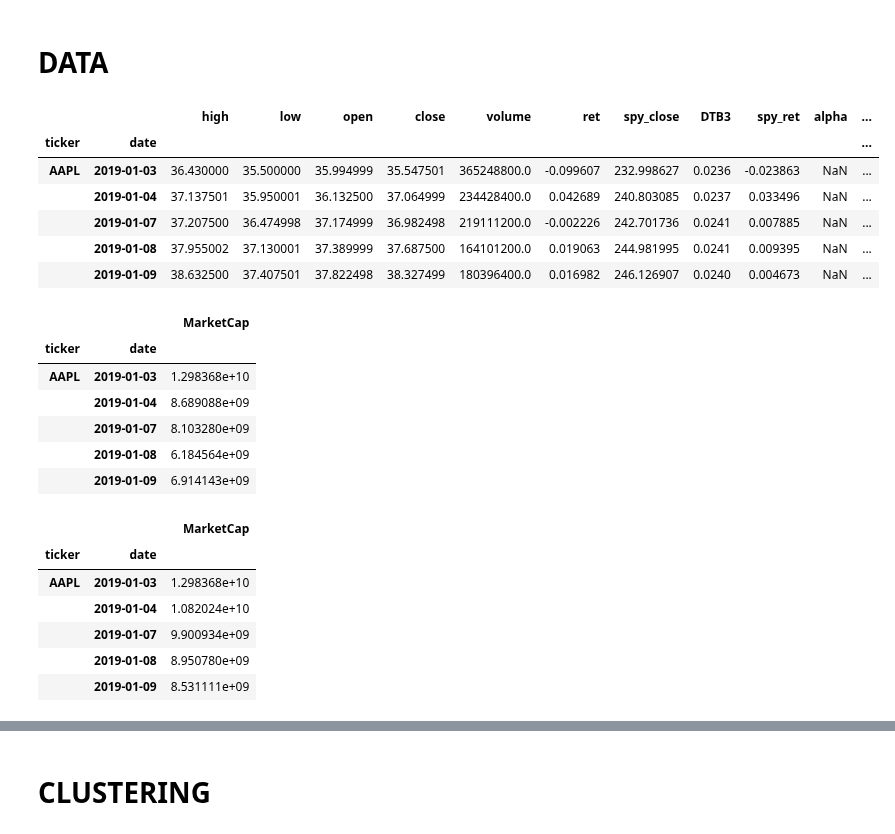
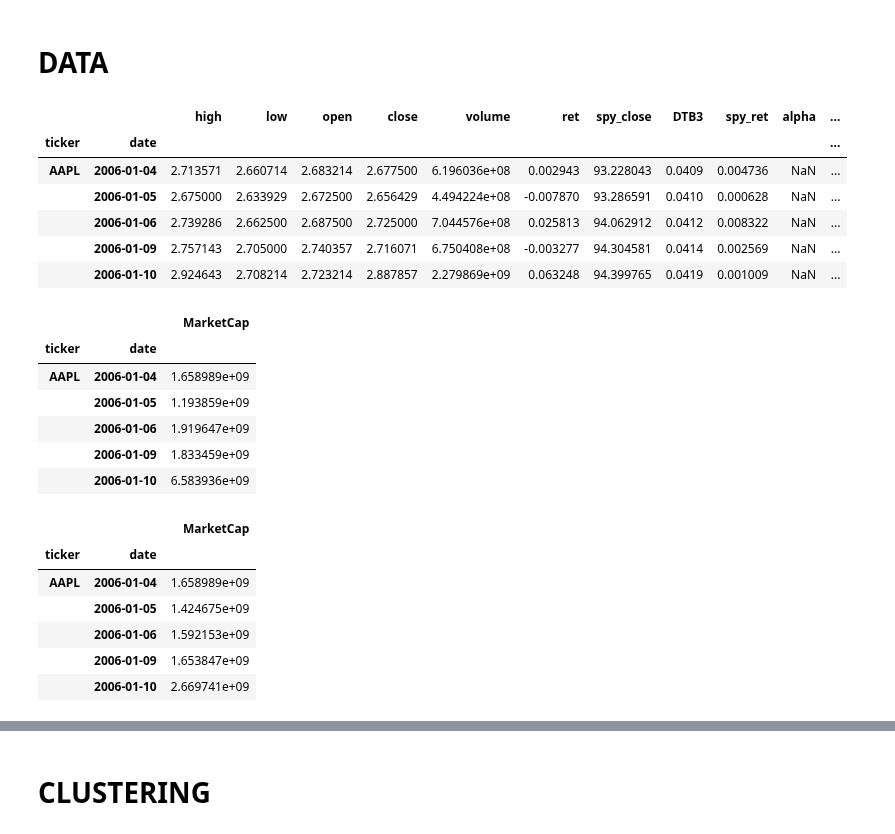
Before and after one commit to layoups/index-funds, a Jupyter notebook: create_indices.ipynb, the cells around one changed output, grey strips where cells are left out. Cells and saved outputs as stored; diff of their text form; code cells hidden in the pictures.

```diff
--- a/create_indices.ipynb
+++ b/create_indices.ipynb
@@ -16,3 +14,9 @@ ticker_data = get_ticker_data_multisource(sp100_tickers)
+# %%
+ticker_data = get_ticker_data_multisource(
+    sp100_tickers,
+    start="2006-01-02",
+    end="2011-01-01"
+)
 # %%
 # nyse_tickers_cap = pd.read_csv("data/tickers_nyse.csv", index_col=0).MarketCap.dropna().apply(
 #     lambda x: float(x[1: -1]) * 1e6 if x[-1] == "M" else float(x[1: -1]) * 1e6
@@ -27,48 +31,51 @@ ticker_data = get_ticker_data_multisource(sp100_tickers)
 # %%
 tickers = sp100_tickers
 
 model = RollingOLS.from_formula(
         "(ret - DTB3) ~ (spy_ret - DTB3)",
         data = ticker_data.loc[tickers[0]],
         window = 66
     ).fit(params_only=True)
 df = model.params
 df.columns = ["alpha", "Beta"]
 df['ticker'] = tickers[0]
 df.set_index('ticker', inplace=True, append=True)
 df = df.reorder_levels(['ticker', 'date']).sort_index()
 
 
 for ticker in tickers[1:]:
-    model = RollingOLS.from_formula(
-        "(ret - DTB3) ~ (spy_ret - DTB3)",
-        data = ticker_data.loc[ticker],
-        window = 66
-    ).fit(params_only=True)
+    try:
+        model = RollingOLS.from_formula(
+            "(ret - DTB3) ~ (spy_ret - DTB3)",
+            data = ticker_data.loc[ticker],
+            window = 66
+        ).fit(params_only=True)
 
-    temp = model.params
-    temp.columns = ["alpha", "Beta"]
-    temp['ticker'] = ticker
-    temp.set_index('ticker', inplace=True, append=True)
-    temp = temp.reorder_levels(['ticker', 'date']).sort_index()
-    df = pd.concat(
-        [
-            df,
-            temp
-        ]
-    )
+        temp = model.params
+        temp.columns = ["alpha", "Beta"]
+        temp['ticker'] = ticker
+        temp.set_index('ticker', inplace=True, append=True)
+        temp = temp.reorder_levels(['ticker', 'date']).sort_index()
+        df = pd.concat(
+            [
+                df,
+                temp
+            ]
+        )
+    except:
+        continue
 
 ticker_data = ticker_data.join(df)
 
 ticker_data.head()
 # %% [output]
 |  |  | high | low | open | close | volume | ret | spy_close | DTB3 | spy_ret | alpha | ... |
 | ticker | date |  |  |  |  |  |  |  |  |  |  | ... |
-| AAPL | 2019-01-03 | 36.430000 | 35.500000 | 35.994999 | 35.547501 | 365248800.0 | -0.099607 | 232.998627 | 0.0236 | -0.023863 | NaN | ... |
-|  | 2019-01-04 | 37.137501 | 35.950001 | 36.132500 | 37.064999 | 234428400.0 | 0.042689 | 240.803085 | 0.0237 | 0.033496 | NaN | ... |
-|  | 2019-01-07 | 37.207500 | 36.474998 | 37.174999 | 36.982498 | 219111200.0 | -0.002226 | 242.701736 | 0.0241 | 0.007885 | NaN | ... |
-|  | 2019-01-08 | 37.955002 | 37.130001 | 37.389999 | 37.687500 | 164101200.0 | 0.019063 | 244.981995 | 0.0241 | 0.009395 | NaN | ... |
-|  | 2019-01-09 | 38.632500 | 37.407501 | 37.822498 | 38.327499 | 180396400.0 | 0.016982 | 246.126907 | 0.0240 | 0.004673 | NaN | ... |
+| AAPL | 2006-01-04 | 2.713571 | 2.660714 | 2.683214 | 2.677500 | 6.196036e+08 | 0.002943 | 93.228043 | 0.0409 | 0.004736 | NaN | ... |
+|  | 2006-01-05 | 2.675000 | 2.633929 | 2.672500 | 2.656429 | 4.494224e+08 | -0.007870 | 93.286591 | 0.0410 | 0.000628 | NaN | ... |
+|  | 2006-01-06 | 2.739286 | 2.662500 | 2.687500 | 2.725000 | 7.044576e+08 | 0.025813 | 94.062912 | 0.0412 | 0.008322 | NaN | ... |
+|  | 2006-01-09 | 2.757143 | 2.705000 | 2.740357 | 2.716071 | 6.750408e+08 | -0.003277 | 94.304581 | 0.0414 | 0.002569 | NaN | ... |
+|  | 2006-01-10 | 2.924643 | 2.708214 | 2.723214 | 2.887857 | 2.279869e+09 | 0.063248 | 94.399765 | 0.0419 | 0.001009 | NaN | ... |
 # %%
 market_caps = pd.DataFrame(
     ticker_data.close * ticker_data.volume,
@@ -78,11 +85,11 @@ market_caps.head()
 # %% [output]
 |  |  | MarketCap |
 | ticker | date |  |
-| AAPL | 2019-01-03 | 1.298368e+10 |
-|  | 2019-01-04 | 8.689088e+09 |
-|  | 2019-01-07 | 8.103280e+09 |
-|  | 2019-01-08 | 6.184564e+09 |
-|  | 2019-01-09 | 6.914143e+09 |
+| AAPL | 2006-01-04 | 1.658989e+09 |
+|  | 2006-01-05 | 1.193859e+09 |
+|  | 2006-01-06 | 1.919647e+09 |
+|  | 2006-01-09 | 1.833459e+09 |
+|  | 2006-01-10 | 6.583936e+09 |
 # %%
 market_caps = market_caps.ewm(66).mean()
 # %%
@@ -90,11 +97,11 @@ market_caps.head()
 # %% [output]
 |  |  | MarketCap |
 | ticker | date |  |
-| AAPL | 2019-01-03 | 1.298368e+10 |
-|  | 2019-01-04 | 1.082024e+10 |
-|  | 2019-01-07 | 9.900934e+09 |
-|  | 2019-01-08 | 8.950780e+09 |
-|  | 2019-01-09 | 8.531111e+09 |
+| AAPL | 2006-01-04 | 1.658989e+09 |
+|  | 2006-01-05 | 1.424675e+09 |
+|  | 2006-01-06 | 1.592153e+09 |
+|  | 2006-01-09 | 1.653847e+09 |
+|  | 2006-01-10 | 2.669741e+09 |
 # %%
 ticker_data_wide = ticker_data.reset_index(level=['ticker', 'date'])
 ticker_data_wide = ticker_data_wide[['ticker', 'date', 'ret']].pivot(
```
Also changed, not shown: parts of 30 cells of this notebook, 1 other file.
